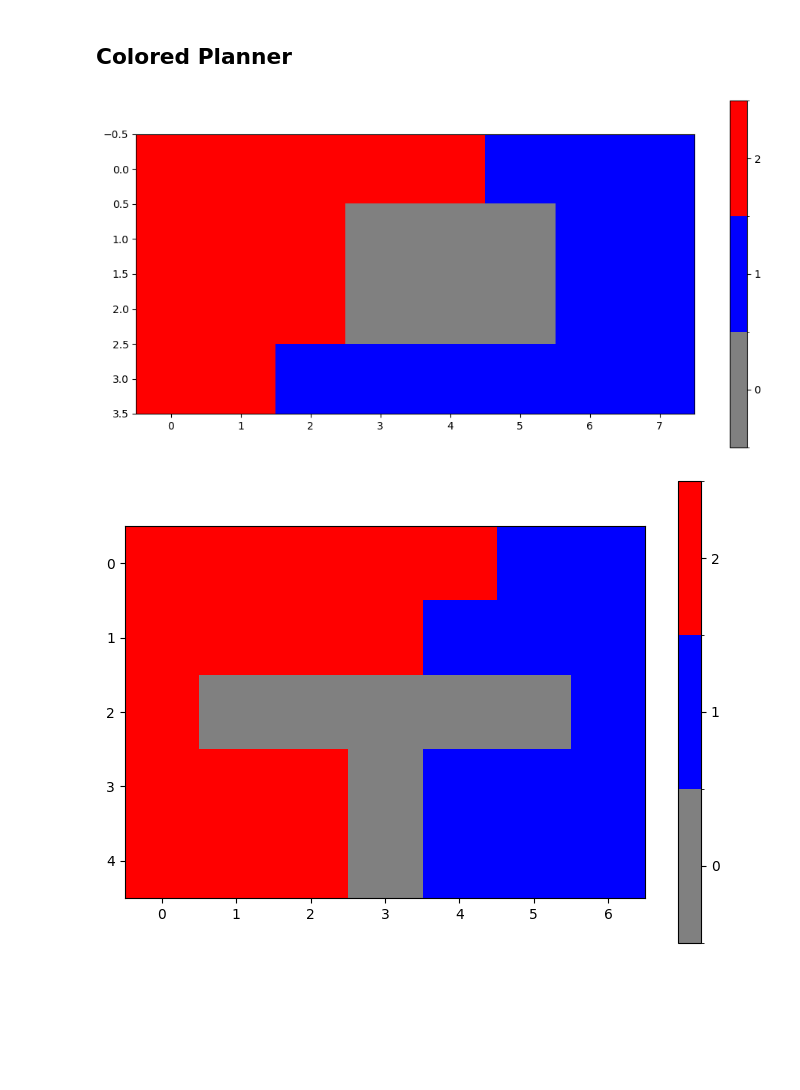
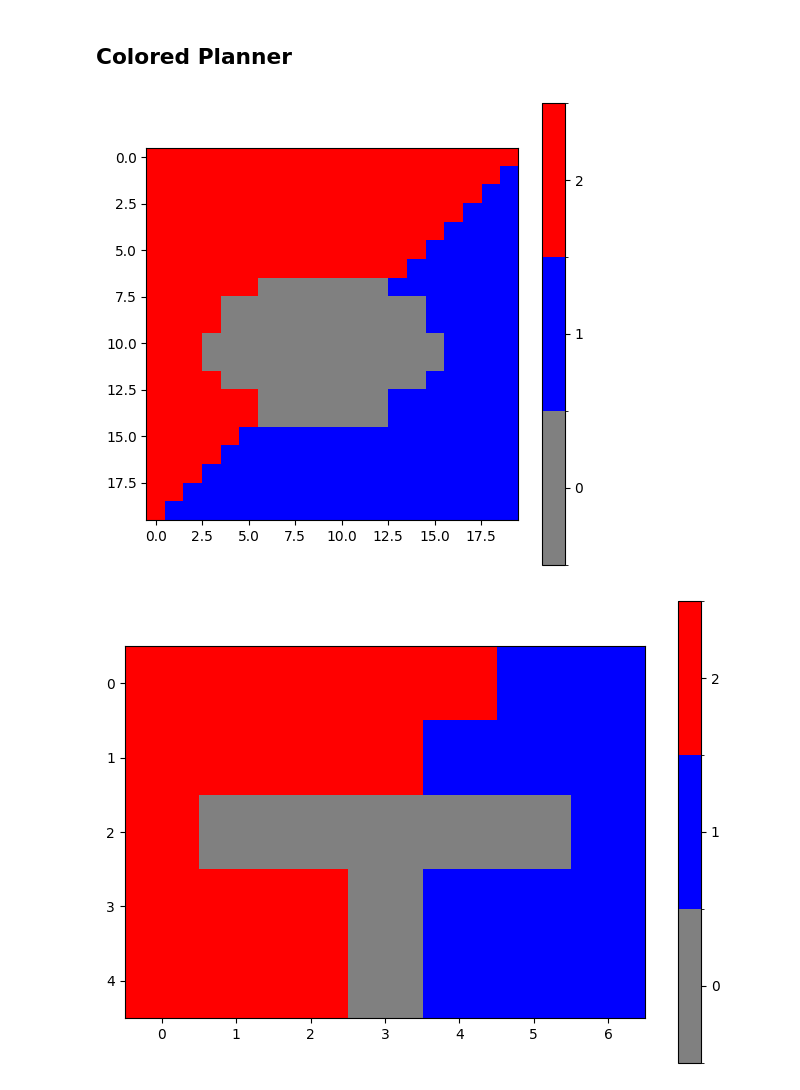
Before and after one commit to danielecassia/rm_pf_WALL-E, a Jupyter notebook: api/walle.ipynb, the cells around one changed output. Drawn from its saved outputs; the diff is of its cells as text; code cells hidden in the pictures; blank space fills up the shorter version.

```diff
--- a/api/walle.ipynb
+++ b/api/walle.ipynb
@@ -59,13 +59,16 @@ def validCell(i, j, G):
         and 0 <= j < M \
         and G[i][j] == 0
 
-
 def bfs_multi(blue_src, red_src, G):
     COLOR_GRAPH = np.zeros(shape=G.shape)
 
     q = [blue_src, red_src]
     while q:
         (i, j, c) = q.pop(0)
+
+        if COLOR_GRAPH[i][j] != Color.UNSET.value:
+            continue
+
         COLOR_GRAPH[i][j] = c.value
 
         # Each cell 4-Connect
@@ -76,6 +79,7 @@ def bfs_multi(blue_src, red_src, G):
             # Out of bounds
             if not validCell(di, dj, G):
                 continue
+
             # Already visited
             if COLOR_GRAPH[di][dj] != Color.UNSET.value:
                 continue
@@ -131,18 +135,37 @@ def plot_color_graph(CG):
     plt.imshow(CG, cmap=cmap, norm=norm)
     plt.colorbar(ticks=[0, 1, 2])
     plt.show()
-# %%
-G = np.array([
-    [0,0,0,0,0,0,0,0],
-    [0,0,0,1,1,1,0,0],
-    [0,0,0,1,1,1,0,0],
-    [0,0,0,0,0,0,0,0]
-])
-
-CG = colorize(G)
-plot_color_graph(CG)
-# %% [output]
-[figure, removed]
+# %%
+G = np.array([
+    [0,0,0,0,0,0,0,0,0,0,0,0,0,0,0,0,0,0,0,0],
+    [0,0,0,0,0,0,0,0,0,0,0,0,0,0,0,0,0,0,0,0],
+    [0,0,0,0,0,0,0,0,0,0,0,0,0,0,0,0,0,0,0,0],
+    [0,0,0,0,0,0,0,0,0,0,0,0,0,0,0,0,0,0,0,0],
+    [0,0,0,0,0,0,0,0,0,0,0,0,0,0,0,0,0,0,0,0],
+    [0,0,0,0,0,0,0,0,0,0,0,0,0,0,0,0,0,0,0,0],
+    [0,0,0,0,0,0,0,0,0,0,0,0,0,0,0,0,0,0,0,0],
+
+    [0,0,0,0,0,0,1,1,1,1,1,1,1,0,0,0,0,0,0,0],
+    [0,0,0,0,1,1,1,1,1,1,1,1,1,1,1,0,0,0,0,0],
+    [0,0,0,0,1,1,1,1,1,1,1,1,1,1,1,0,0,0,0,0],
+
+    [0,0,0,1,1,1,1,1,1,1,1,1,1,1,1,1,0,0,0,0],
+    [0,0,0,1,1,1,1,1,1,1,1,1,1,1,1,1,0,0,0,0],
+    [0,0,0,0,1,1,1,1,1,1,1,1,1,1,1,0,0,0,0,0],
+    [0,0,0,0,0,0,1,1,1,1,1,1,1,0,0,0,0,0,0,0],
+    [0,0,0,0,0,0,1,1,1,1,1,1,1,0,0,0,0,0,0,0],
+
+    [0,0,0,0,0,0,0,0,0,0,0,0,0,0,0,0,0,0,0,0],
+    [0,0,0,0,0,0,0,0,0,0,0,0,0,0,0,0,0,0,0,0],
+    [0,0,0,0,0,0,0,0,0,0,0,0,0,0,0,0,0,0,0,0],
+    [0,0,0,0,0,0,0,0,0,0,0,0,0,0,0,0,0,0,0,0],
+    [0,0,0,0,0,0,0,0,0,0,0,0,0,0,0,0,0,0,0,0]
+])
+
+CG = colorize(G)
+plot_color_graph(CG)
+# %% [output]
+[figure, added]
 # %%
 G = np.array([
     [0,0,0,0,0,0,0],
```
Also changed, not shown: parts of 2 cells of this notebook.
